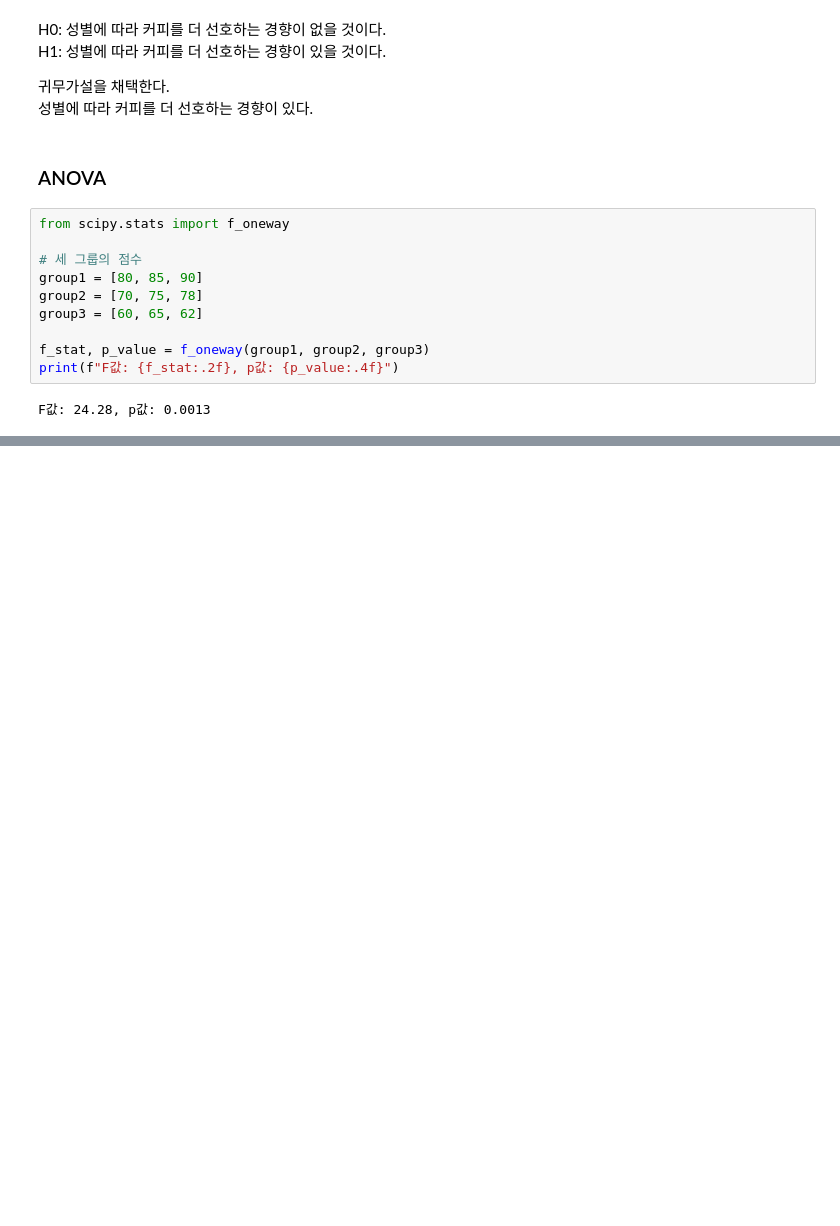
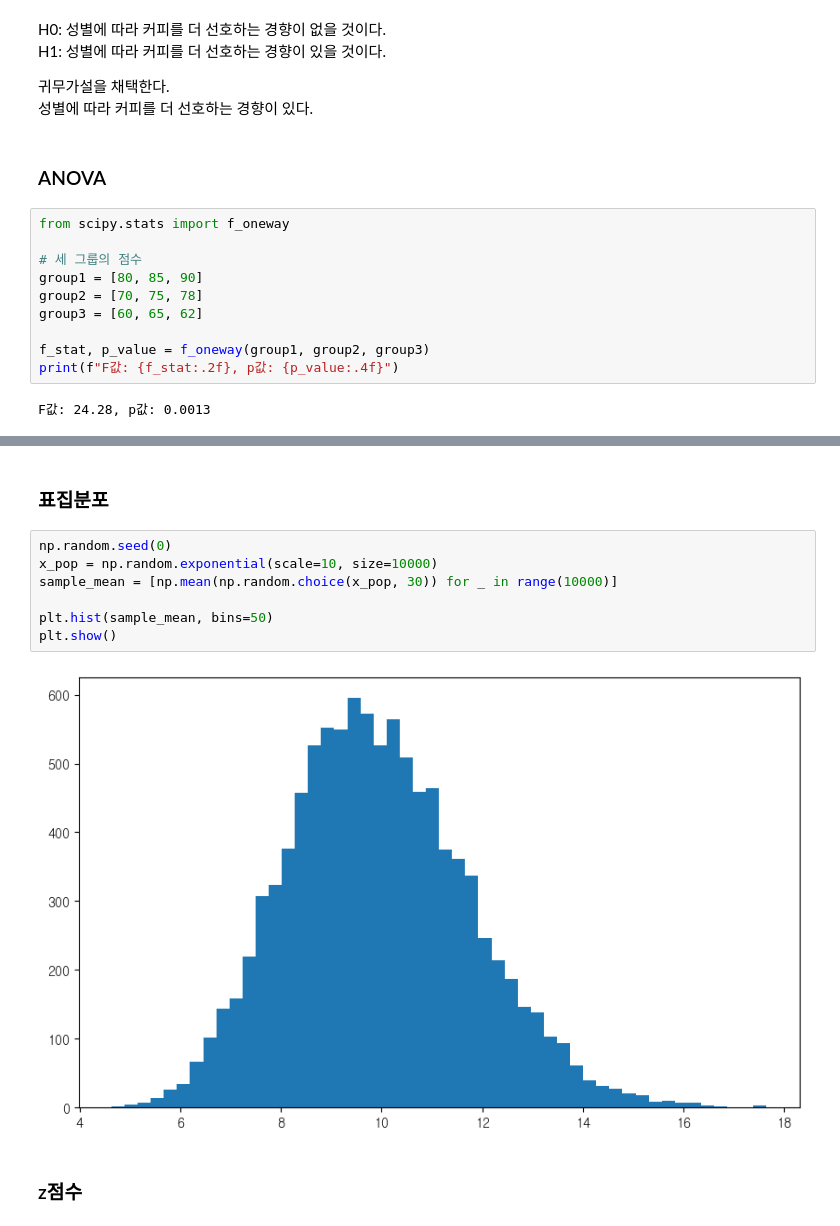
Before and after one commit to Clear-head/hipython_repo, a Jupyter notebook: 22_가설검정.ipynb, the cells around one changed output, grey strips where cells are left out. Saved outputs shown, nothing was run; the diff lists cells and outputs as text; blank space fills up the shorter version.

```diff
--- a/22_가설검정.ipynb
+++ b/22_가설검정.ipynb
@@ -127,0 +277,13 @@ F값: 24.28, p값: 0.0013
+# %% [markdown]
+### 표집분포
+# %%
+np.random.seed(0)
+x_pop = np.random.exponential(scale=10, size=10000)
+sample_mean = [np.mean(np.random.choice(x_pop, 30)) for _ in range(10000)]
+
+plt.hist(sample_mean, bins=50)
+plt.show()
+# %% [output]
+[figure, added]
+# %% [markdown]
+### z점수
```
Also changed, not shown: parts of 24 cells of this notebook.
